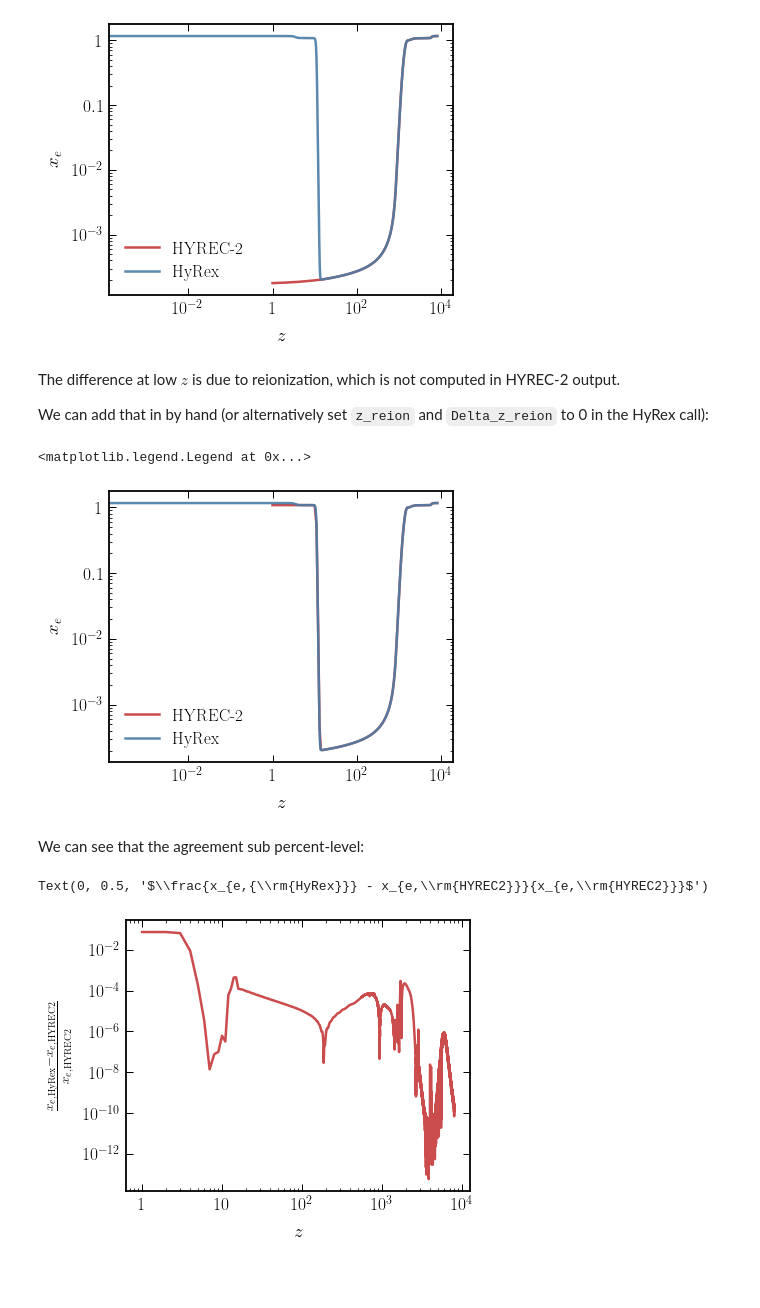
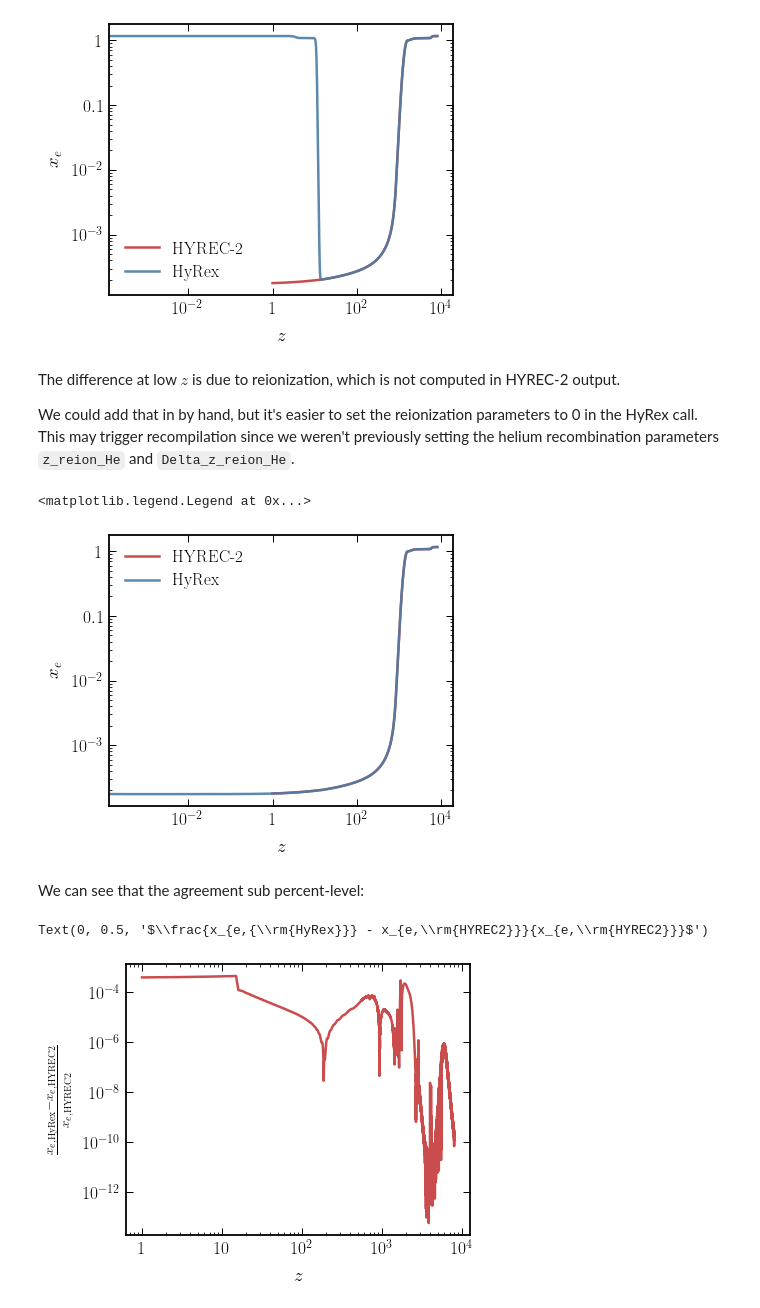
Before and after one commit to TonyZhou729/HyRex, a Jupyter notebook: notebooks/hyrex_intro.ipynb, the cells around one changed output. Drawn from its saved outputs; the diff is of its cells as text; code cells hidden in the pictures; blank space fills up the shorter version.

```diff
--- a/notebooks/hyrex_intro.ipynb
+++ b/notebooks/hyrex_intro.ipynb
@@ -142,20 +166,20 @@ plt.legend()
 # %% [markdown]
 The difference at low $z$ is due to reionization, which is not computed in HYREC-2 output.
 
-We can add that in by hand (or alternatively set `z_reion` and `Delta_z_reion` to 0 in the HyRex call):
+We could add that in by hand, but it's easier to set the reionization parameters to 0 in the HyRex call.  This may trigger recompilation since we weren't previously setting the helium recombination parameters `z_reion_He` and `Delta_z_reion_He`.
 # %%
-fHe = YHe / 4 / (1-YHe)
-z = z_hyrec
-y = (1+z)**(3./2)
-
-y_reion = (1+z_reion)**(3./2)
-Delta_y_reion = 3./2 * jnp.sqrt(1+z_reion) * Delta_z_reion
-tanh_arg = (y_reion - y) / Delta_y_reion
-
-xe_reion_correction = (1+fHe)/2 * (1 + jnp.tanh(tanh_arg))
-hyrec_with_reion =  xe_hyrec + xe_reion_correction
+xe_full_reion, lna_full, Tm, lna_Tm = rmodel(jnp.asarray(h),
+                                                         jnp.asarray(omega_b),
+                                                         jnp.asarray(omega_cdm),
+                                                         jnp.asarray(Neff),
+                                                         jnp.asarray(YHe),
+                                                         z_reion = jnp.asarray(0.),
+                                                         Delta_z_reion = jnp.asarray(0.),
+                                                         z_reion_He = jnp.asarray(0.),
+                                                         Delta_z_reion_He = jnp.asarray(0.)
+                                                        )
 # %%
-plt.loglog(z_hyrec,hyrec_with_reion,label='HYREC-2')
+plt.loglog(z_hyrec,xe_hyrec,label='HYREC-2')
 plt.loglog(z_full,xe_full_reion.arr[:xe_full_reion.lastnum],label='HyRex')
 
 
@@ -165,14 +189,14 @@ plt.ylabel('$x_e$')
 plt.legend()
 # %% [output]
 <matplotlib.legend.Legend at 0x...>
-[figure, old version]
+[figure, new version]
 # %% [markdown]
 We can see that the agreement sub percent-level:
 # %%
 xe_hyrex_interp = interp1d(z_full,xe_full_reion.arr[:xe_full_reion.lastnum])
-plt.loglog(z_hyrec,np.abs(xe_hyrex_interp(z_hyrec)-hyrec_with_reion)/hyrec_with_reion)
+plt.loglog(z_hyrec,np.abs(xe_hyrex_interp(z_hyrec)-xe_hyrec)/xe_hyrec)
 plt.xlabel('$z$')
 plt.ylabel(r'$\frac{x_{e,{\rm{HyRex}}} - x_{e,\rm{HYREC2}}}{x_{e,\rm{HYREC2}}}$')
 # %% [output]
 Text(0, 0.5, '$\\frac{x_{e,{\\rm{HyRex}}} - x_{e,\\rm{HYREC2}}}{x_{e,\\rm{HYREC2}}}$')
-[figure, old version]
+[figure, new version]
```
Also changed, not shown: parts of 12 cells of this notebook.
